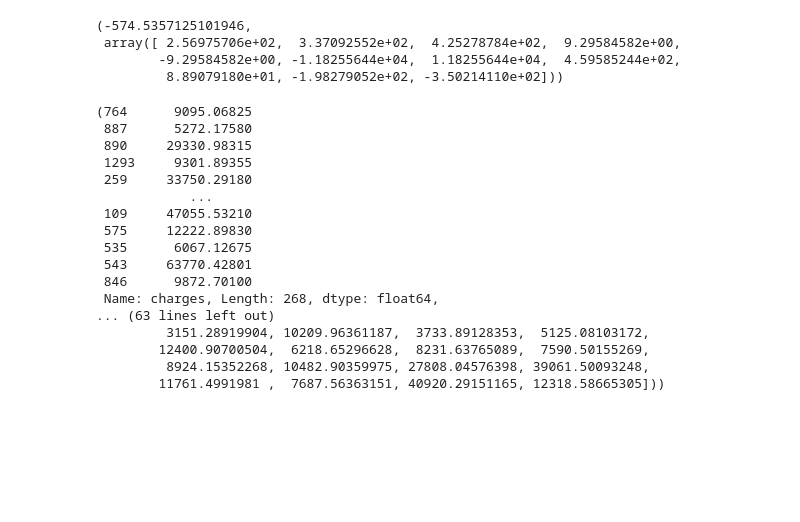
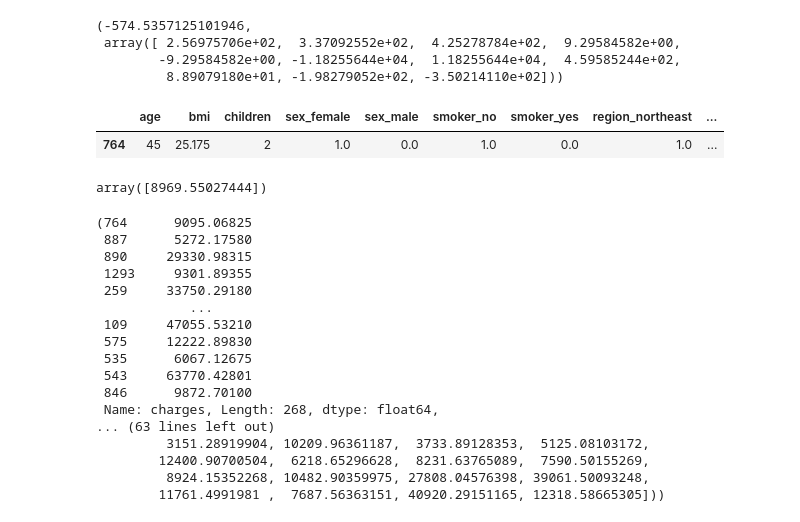
Before and after one commit to ankitkrsingh05/class_imc, a Jupyter notebook: machine_learning/linear_regression/7sept_insurance.ipynb, the cells around one changed output. Saved outputs shown, nothing was run; the diff lists cells and outputs as text; code cells hidden in the pictures; blank space fills up the shorter version.

```diff
--- a/machine_learning/linear_regression/7sept_insurance.ipynb
+++ b/machine_learning/linear_regression/7sept_insurance.ipynb
@@ -518,5 +535,14 @@ lr.intercept_,lr.coef_
  array([ 2.56975706e+02,  3.37092552e+02,  4.25278784e+02,  9.29584582e+00,
         -9.29584582e+00, -1.18255644e+04,  1.18255644e+04,  4.59585244e+02,
          8.89079180e+01, -1.98279052e+02, -3.50214110e+02]))
+# %%
+X_test.head(1)
+# %% [output]
+|  | age | bmi | children | sex_female | sex_male | smoker_no | smoker_yes | region_northeast | ... |
+| 764 | 45 | 25.175 | 2 | 1.0 | 0.0 | 1.0 | 0.0 | 1.0 | ... |
 # %%
-y_pred = lr.predict(X_test)
+lr.predict(np.array([45,	25.175,	2,	1.0,	0.0,	1.0,	0.0,	1.0,	0.0,	0.0,	0.0
+]).reshape(1, -1))
+# y_pred = lr.predict(X_test)
+# %% [output]
+array([8969.55027444])
```
Also changed, not shown: parts of 47 cells of this notebook.
